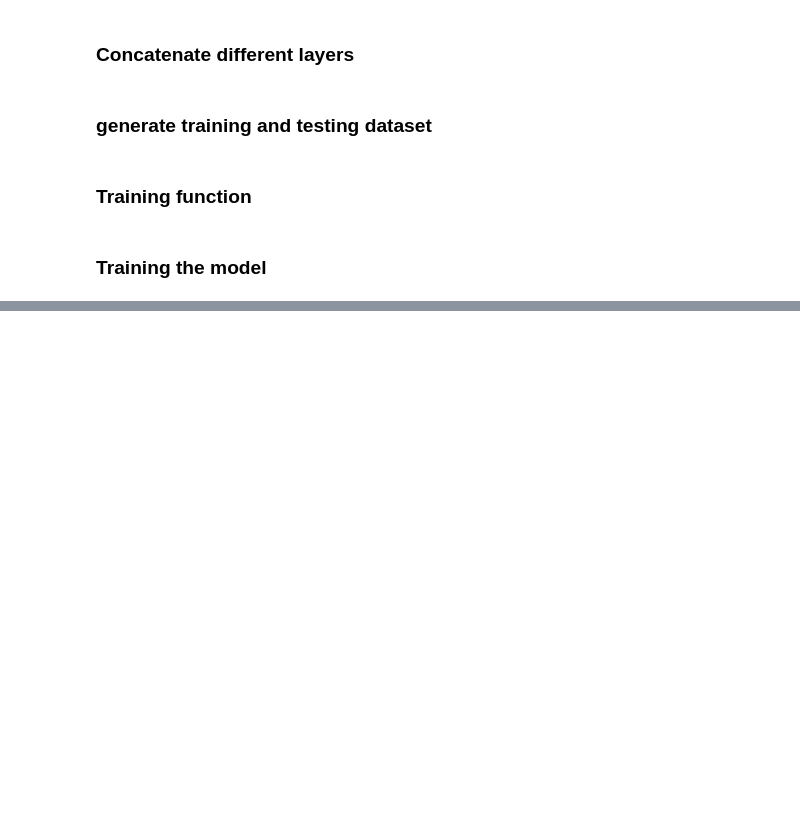
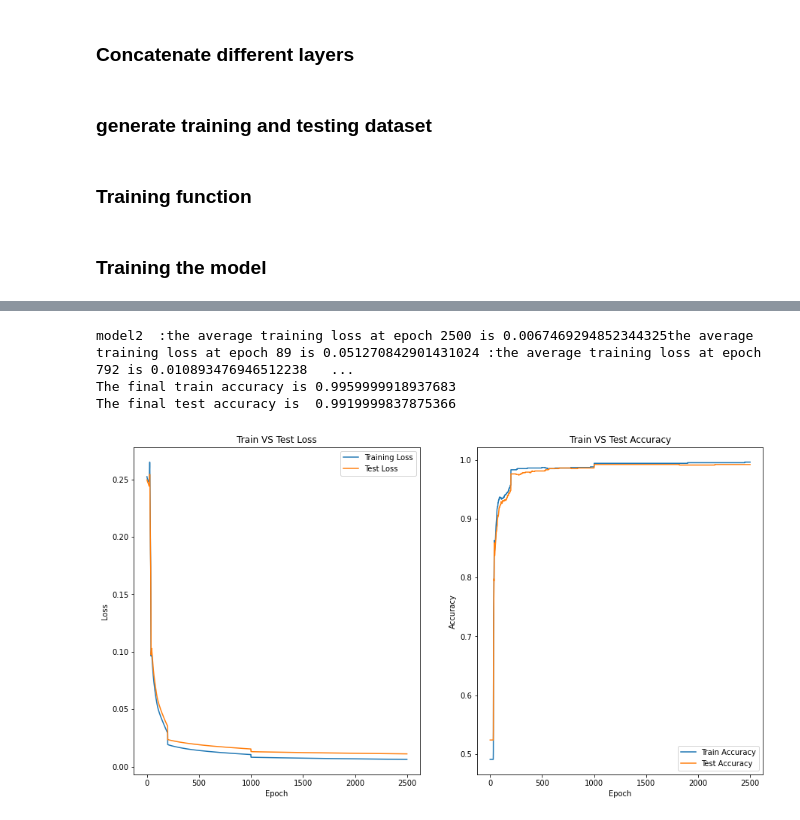
Before and after one commit to neilgogogo/deep_learnig, a Jupyter notebook: proj2/mini_deep_learning_frameworkv7.ipynb, the cells around one changed output, grey strips where cells are left out. Saved outputs shown, nothing was run; the diff lists cells and outputs as text; code cells hidden in the pictures; blank space fills up the shorter version.

```diff
--- a/proj2/mini_deep_learning_frameworkv7.ipynb
+++ b/proj2/mini_deep_learning_frameworkv7.ipynb
@@ -386,20 +393,25 @@ test_input, test_target = generate_set(sample_size)
 # %%
 # train the model with Tanh
-# layers_2 = [
-#     {'type': 'Linear', 'shape': (2, 25)},
-#     {'type': 'Tanh'},
-#     {'type': 'Linear', 'shape': (25, 25)},
-#     {'type': 'Tanh'},
-#     {'type': 'Linear', 'shape': (25, 25)},
-#     {'type': 'Tanh'},
-#     {'type': 'Linear', 'shape': (25, 25)},
-#     {'type': 'Tanh'},
-#     {'type': 'Linear', 'shape': (25, 1)}
-# ]
+layers_2 = [
+    {'type': 'Linear', 'shape': (2, 25)},
+    {'type': 'Tanh'},
+    {'type': 'Linear', 'shape': (25, 25)},
+    {'type': 'Tanh'},
+    {'type': 'Linear', 'shape': (25, 25)},
+    {'type': 'Tanh'},
+    {'type': 'Linear', 'shape': (25, 25)},
+    {'type': 'Tanh'},
+    {'type': 'Linear', 'shape': (25, 1)}
+]
 
-# model_2 = Sequential(layers_2)
+model_2 = Sequential(layers_2,'model2')
 
-# train_model(model_2, train_input, train_target,test_input, test_target, learning_rate, batch_size, n_epochs, loss=MSELoss())
+train_model(model_2, train_input, train_target,test_input, test_target, learning_rate, batch_size, n_epochs, loss=MSELoss())
+# %% [output]
+model2  :the average training loss at epoch 2500 is 0.0067469294852344325the average training loss at epoch 89 is 0.051270842901431024 :the average training loss at epoch 792 is 0.010893476946512238   ...
+The final train accuracy is 0.9959999918937683
+The final test accuracy is  0.9919999837875366
+[figure, added]
 # %%
 learning_rate_3=[(0.1,0)]
 # train the model with Tanh
```
Also changed, not shown: parts of 4 cells of this notebook, 12 other files.
